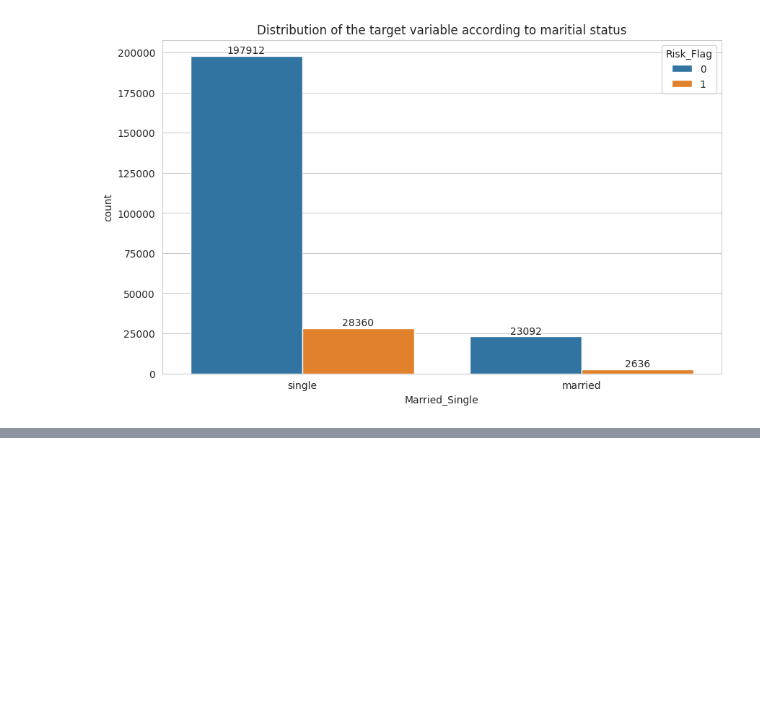
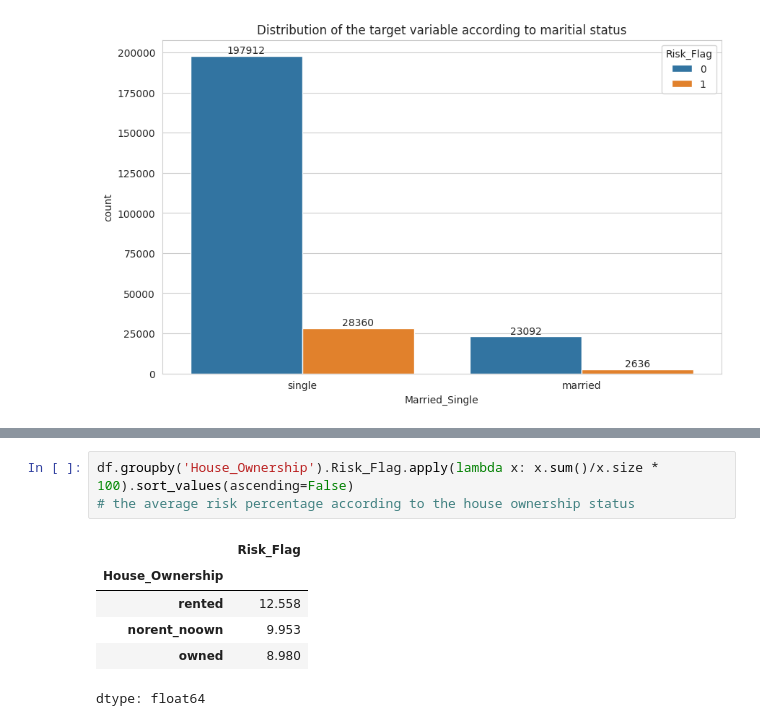
Before and after one commit to sina-salmanpour/Loan_Defaults_prediction, a Jupyter notebook: Loan_Defaults.ipynb, the cells around one changed output, grey strips where cells are left out. Cells and saved outputs as stored; diff of their text form; blank space fills up the shorter version.

```diff
--- a/Loan_Defaults.ipynb
+++ b/Loan_Defaults.ipynb
@@ -239,0 +278,10 @@ Text(0.5, 1.0, 'Distribution of the target variable according to maritial status
+# %%
+df.groupby('House_Ownership').Risk_Flag.apply(lambda x: x.sum()/x.size * 100).sort_values(ascending=False)
+# the average risk percentage according to the house ownership status
+# %% [output]
+|  | Risk_Flag |
+| House_Ownership |  |
+| rented | 12.558 |
+| norent_noown | 9.953 |
+| owned | 8.980 |
+dtype: float64
```
Also changed, not shown: parts of 6 cells of this notebook.
